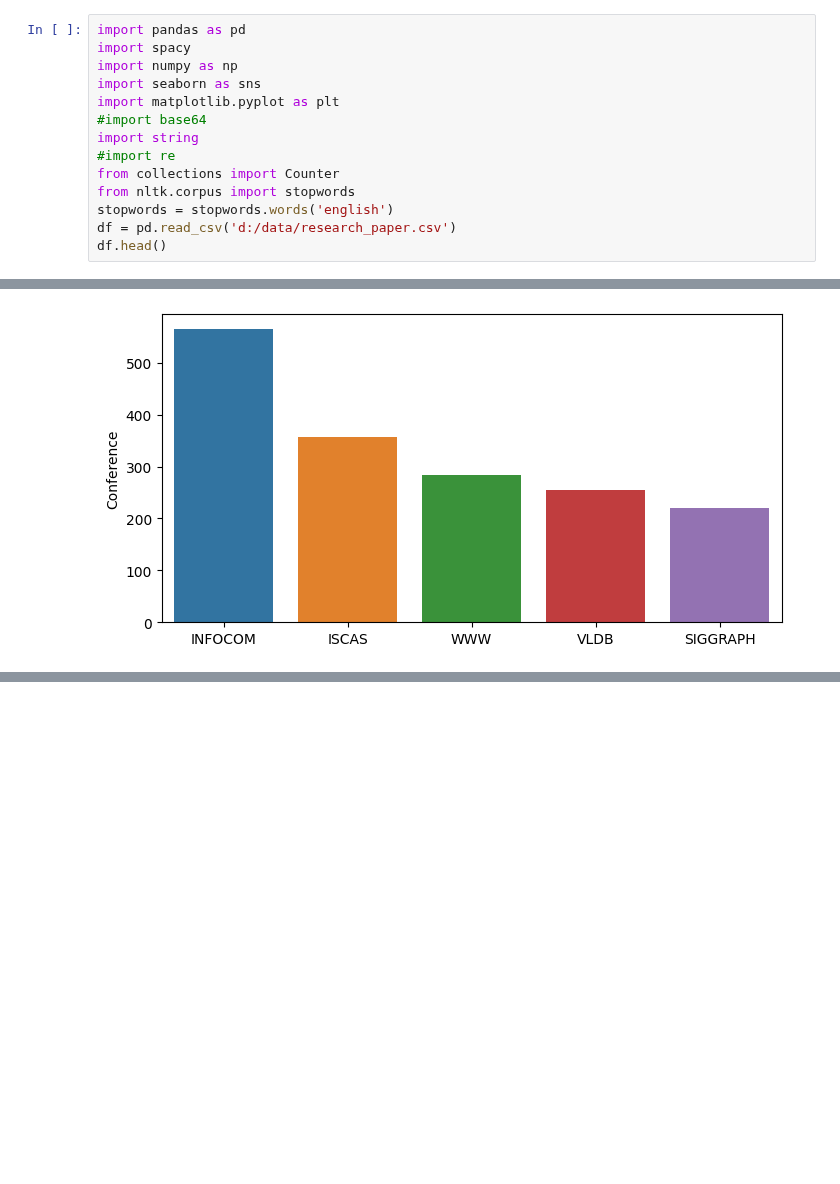
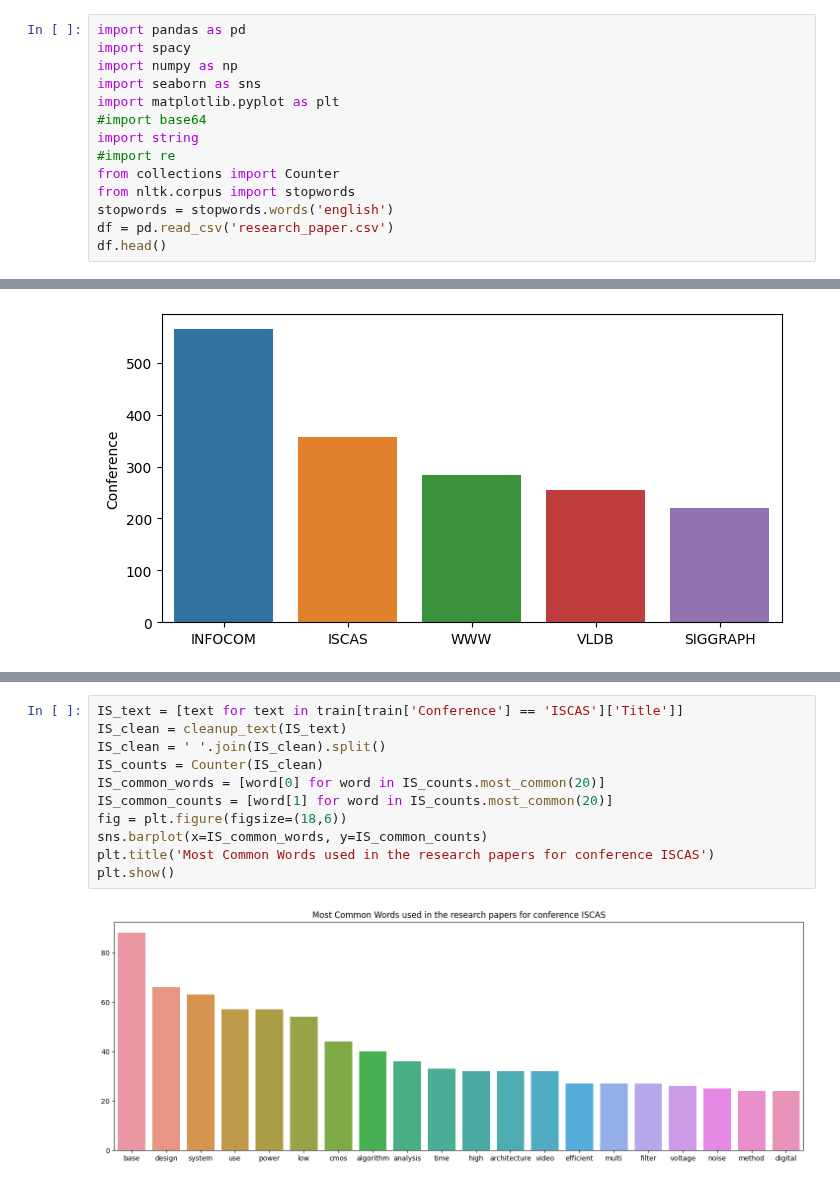
Before and after one commit to LouisMcArdell/IOD-Work, a Jupyter notebook: Exercises/Module 8/8-Spacy-Copy1.ipynb, the cells around one changed output, grey strips where cells are left out. Saved outputs shown, nothing was run; the diff lists cells and outputs as text; blank space fills up the shorter version.

```diff
--- a/Exercises/Module 8/8-Spacy-Copy1.ipynb
+++ b/Exercises/Module 8/8-Spacy-Copy1.ipynb
@@ -14,7 +14,7 @@ import string
 from collections import Counter
 from nltk.corpus import stopwords
 stopwords = stopwords.words('english')
-df = pd.read_csv('d:/data/research_paper.csv')
+df = pd.read_csv('research_paper.csv')
 df.head()
 # %% [output]
 |  | Title | Conference |
@@ -80,3 +76,16 @@ plt.title('Most Common Words used in the research papers for conference INFOCOM'
 plt.show()
 # %% [output]
 [figure]
+# %%
+IS_text = [text for text in train[train['Conference'] == 'ISCAS']['Title']]
+IS_clean = cleanup_text(IS_text)
+IS_clean = ' '.join(IS_clean).split()
+IS_counts = Counter(IS_clean)
+IS_common_words = [word[0] for word in IS_counts.most_common(20)]
+IS_common_counts = [word[1] for word in IS_counts.most_common(20)]
+fig = plt.figure(figsize=(18,6))
+sns.barplot(x=IS_common_words, y=IS_common_counts)
+plt.title('Most Common Words used in the research papers for conference ISCAS')
+plt.show()
+# %% [output]
+[figure, added]
```
Also changed, not shown: parts of 2 cells of this notebook, 6 other files.
